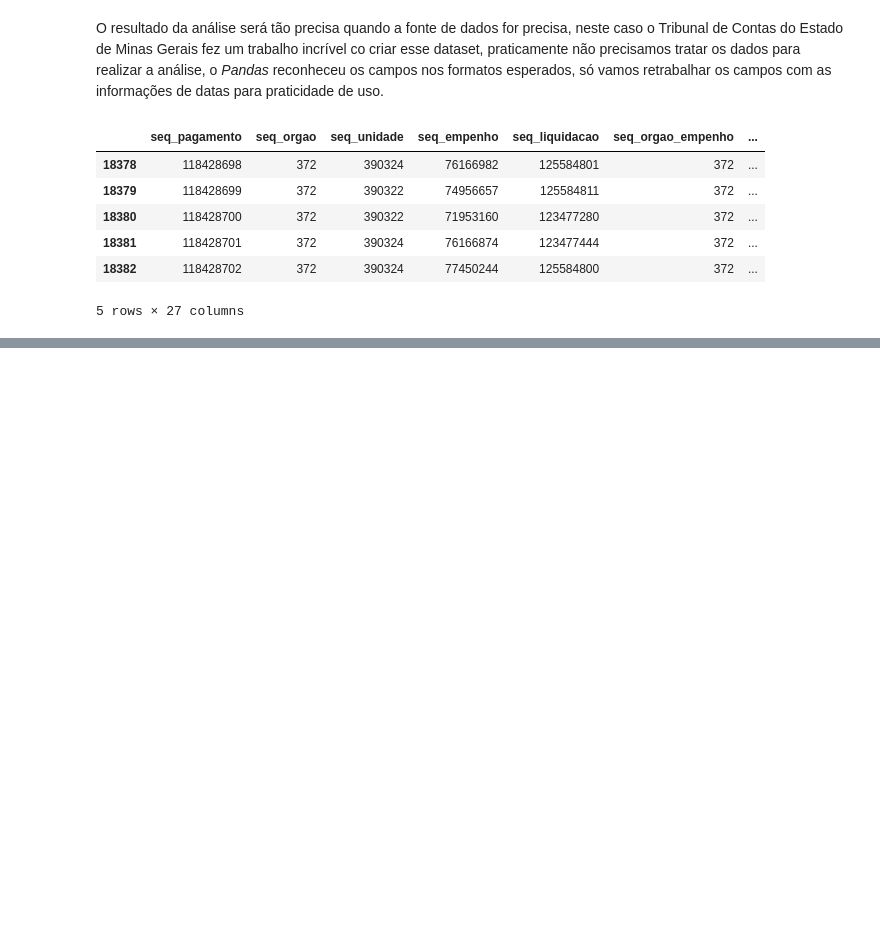
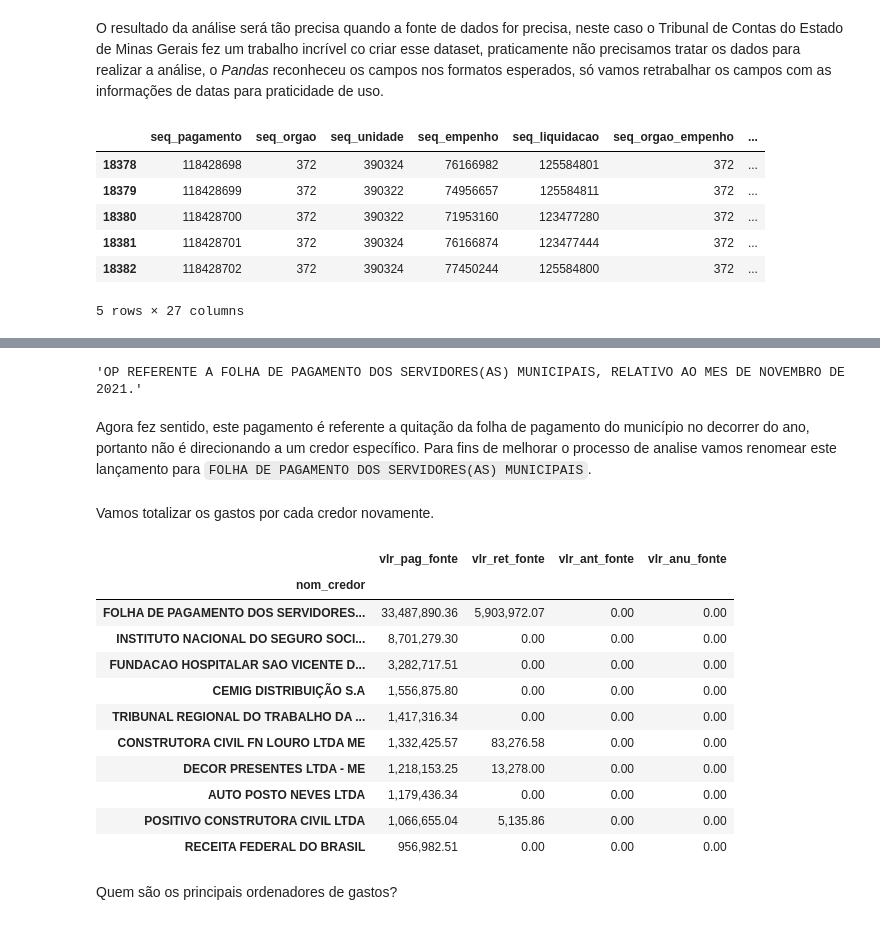
Before and after one commit to alexcamargos/GastosPublicosCapelinhaMG, a Jupyter notebook: gastos_publicos.ipynb, the cells around one changed output, grey strips where cells are left out. Saved outputs shown, nothing was run; the diff lists cells and outputs as text; code cells hidden in the pictures; blank space fills up the shorter version.

```diff
--- a/gastos_publicos.ipynb
+++ b/gastos_publicos.ipynb
@@ -503,0 +540,6 @@ pagamentos_2021.tail()
+# %%
+pagamentos_2021[pagamentos_2021['nom_credor'].str.contains('NAO INFORMADO', na=False)]['dsc_pagamento'].head()[777]
+# %% [output]
+'OP REFERENTE A FOLHA DE PAGAMENTO DOS SERVIDORES(AS) MUNICIPAIS, RELATIVO AO MES DE NOVEMBRO DE 2021.'
+# %% [markdown]
+Agora fez sentido, este pagamento é referente a quitação da folha de pagamento do município no decorrer do ano, portanto não é direcionando a um credor específico. Para fins de melhorar o processo de analise vamos renomear este lançamento para `FOLHA DE PAGAMENTO DOS SERVIDORES(AS) MUNICIPAIS`.
@@ -503,0 +550,21 @@ pagamentos_2021.tail()
+# %% [markdown]
+Vamos totalizar os gastos por cada credor novamente.
+# %%
+credores = pagamentos_2021.groupby('nom_credor')[['vlr_pag_fonte', 'vlr_ret_fonte', 'vlr_ant_fonte', 'vlr_anu_fonte']].sum().sort_values(by='vlr_pag_fonte', ascending=False)
+# %%
+credores.head(10)
+# %% [output]
+|  | vlr_pag_fonte | vlr_ret_fonte | vlr_ant_fonte | vlr_anu_fonte |
+| nom_credor |  |  |  |  |
+| FOLHA DE PAGAMENTO DOS SERVIDORES... | 33,487,890.36 | 5,903,972.07 | 0.00 | 0.00 |
+| INSTITUTO NACIONAL DO SEGURO SOCI... | 8,701,279.30 | 0.00 | 0.00 | 0.00 |
+| FUNDACAO HOSPITALAR SAO VICENTE D... | 3,282,717.51 | 0.00 | 0.00 | 0.00 |
+| CEMIG DISTRIBUIÇÃO S.A | 1,556,875.80 | 0.00 | 0.00 | 0.00 |
+| TRIBUNAL REGIONAL DO TRABALHO DA ... | 1,417,316.34 | 0.00 | 0.00 | 0.00 |
+| CONSTRUTORA CIVIL FN LOURO LTDA ME | 1,332,425.57 | 83,276.58 | 0.00 | 0.00 |
+| DECOR PRESENTES LTDA - ME | 1,218,153.25 | 13,278.00 | 0.00 | 0.00 |
+| AUTO POSTO NEVES LTDA | 1,179,436.34 | 0.00 | 0.00 | 0.00 |
+| POSITIVO CONSTRUTORA CIVIL LTDA | 1,066,655.04 | 5,135.86 | 0.00 | 0.00 |
+| RECEITA FEDERAL DO BRASIL | 956,982.51 | 0.00 | 0.00 | 0.00 |
+# %% [markdown]
+Quem são os principais ordenadores de gastos?
```
Also changed, not shown: parts of 20 cells of this notebook.
